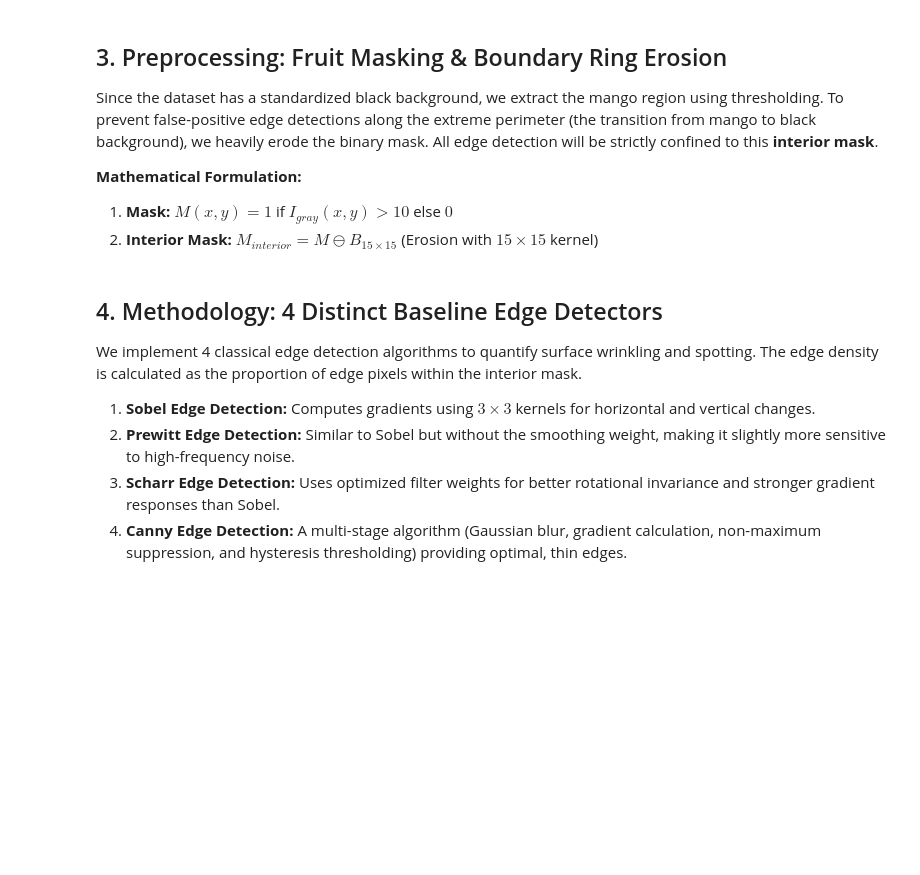
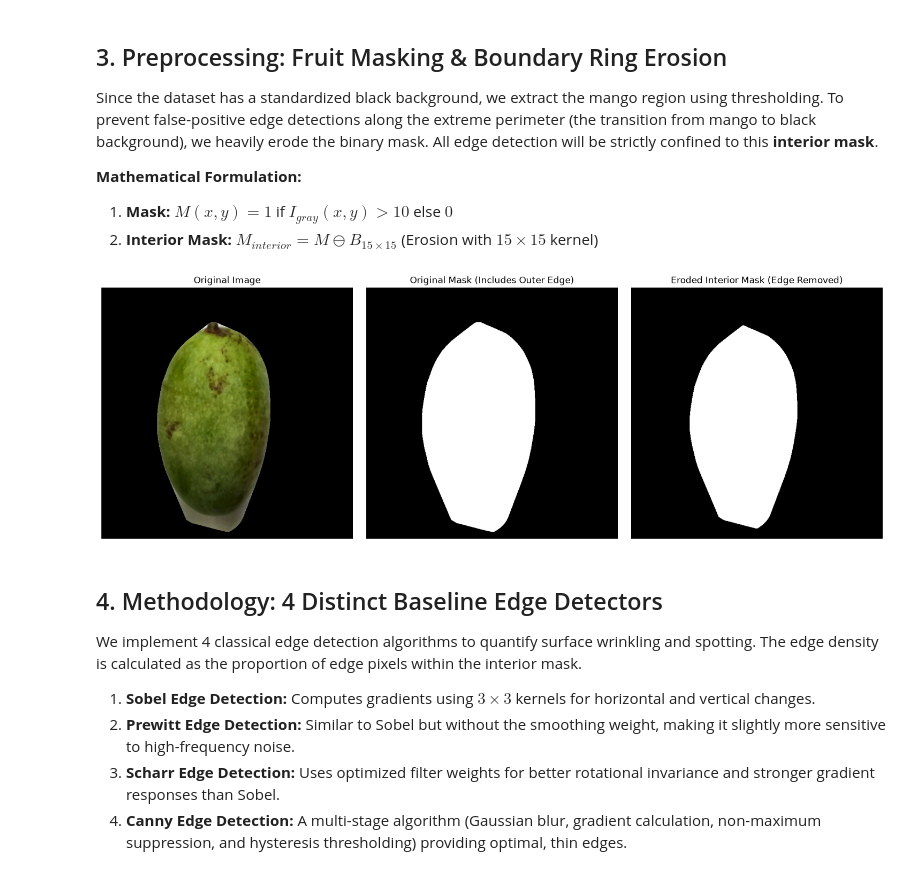
Before and after one commit to ChamHerman/mango-ripeness-grading, a Jupyter notebook: notebooks/edge_detection_wk.ipynb, the cells around one changed output. Drawn from its saved outputs; the diff is of its cells as text; code cells hidden in the pictures; blank space fills up the shorter version.

```diff
--- a/notebooks/edge_detection_wk.ipynb
+++ b/notebooks/edge_detection_wk.ipynb
@@ -103,6 +103,33 @@ def get_preprocessing_masks(img_bgr, threshold=10, erode_ksize=15):
     interior_mask = cv2.erode(mask, kernel, iterations=1)
 
     return gray, mask, interior_mask
+# %%
+import matplotlib.pyplot as plt
+
+# Grab the first image in the dataset to test
+sample_path = glob.glob(os.path.join(DATASET_ROOT, 'train', 'unripe', '*.*'))[0]
+sample_img = cv2.imread(sample_path)
+gray, original_mask, interior_mask = get_preprocessing_masks(sample_img)
+
+# Plot side by side
+fig, axes = plt.subplots(1, 3, figsize=(15, 5))
+
+axes[0].imshow(cv2.cvtColor(sample_img, cv2.COLOR_BGR2RGB))
+axes[0].set_title("Original Image")
+axes[0].axis('off')
+
+axes[1].imshow(original_mask, cmap='gray')
+axes[1].set_title("Original Mask (Includes Outer Edge)")
+axes[1].axis('off')
+
+axes[2].imshow(interior_mask, cmap='gray')
+axes[2].set_title("Eroded Interior Mask (Edge Removed)")
+axes[2].axis('off')
+
+plt.tight_layout()
+plt.show()
+# %% [output]
+[figure, added]
 # %% [markdown]
 ## 4. Methodology: 4 Distinct Baseline Edge Detectors
 We implement 4 classical edge detection algorithms to quantify surface wrinkling and spotting. The edge density is calculated as the proportion of edge pixels within the interior mask.
```
Also changed, not shown: parts of 2 cells of this notebook, 1 other file.
